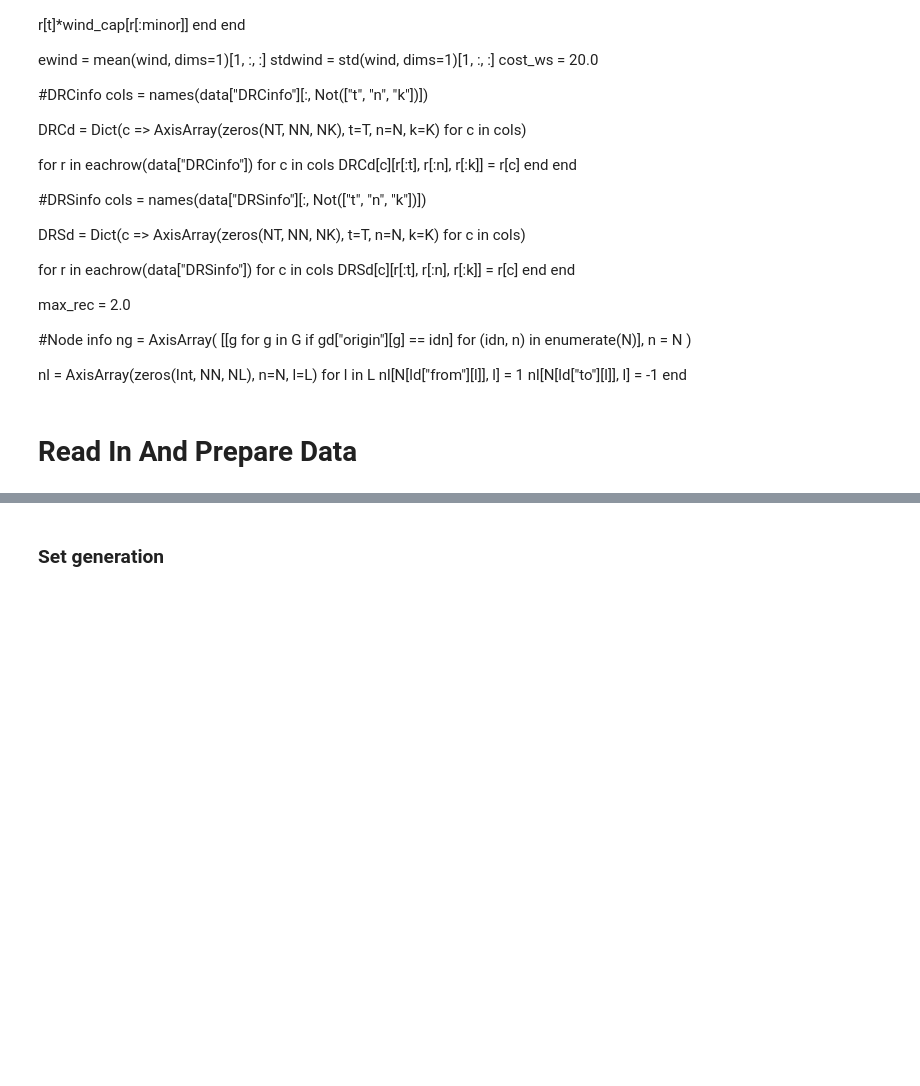
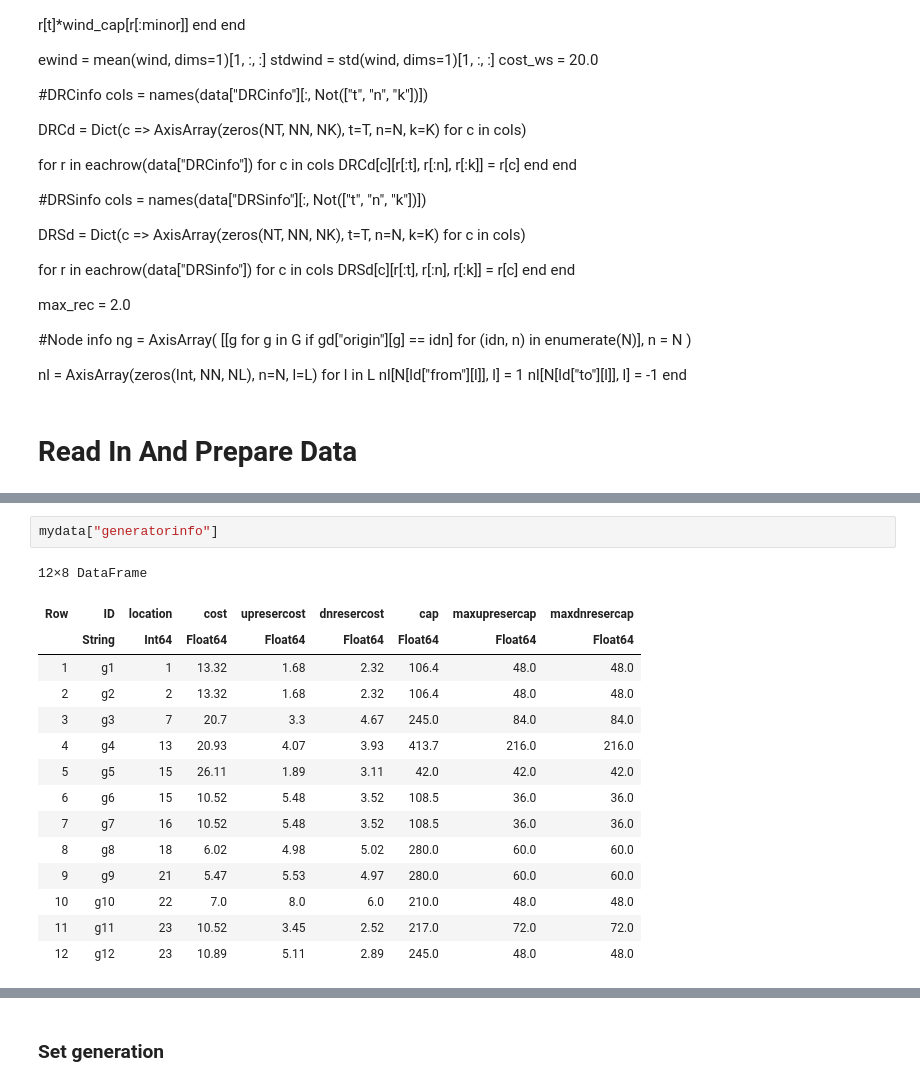
Before and after one commit to labedisa/AMO-Single-Project, a Jupyter notebook: Demand Response Model.ipynb, the cells around one changed output, grey strips where cells are left out. Saved outputs shown, nothing was run; the diff lists cells and outputs as text; blank space fills up the shorter version.

```diff
--- a/Demand Response Model.ipynb
+++ b/Demand Response Model.ipynb
@@ -204,0 +190,18 @@ data_lina["curtailmentinfo"]
+# %%
+mydata["generatorinfo"]
+# %% [output]
+12×8 DataFrame
+| Row | ID | location | cost | upresercost | dnresercost | cap | maxupresercap | maxdnresercap |
+|  | String | Int64 | Float64 | Float64 | Float64 | Float64 | Float64 | Float64 |
+| 1 | g1 | 1 | 13.32 | 1.68 | 2.32 | 106.4 | 48.0 | 48.0 |
+| 2 | g2 | 2 | 13.32 | 1.68 | 2.32 | 106.4 | 48.0 | 48.0 |
+| 3 | g3 | 7 | 20.7 | 3.3 | 4.67 | 245.0 | 84.0 | 84.0 |
+| 4 | g4 | 13 | 20.93 | 4.07 | 3.93 | 413.7 | 216.0 | 216.0 |
+| 5 | g5 | 15 | 26.11 | 1.89 | 3.11 | 42.0 | 42.0 | 42.0 |
+| 6 | g6 | 15 | 10.52 | 5.48 | 3.52 | 108.5 | 36.0 | 36.0 |
+| 7 | g7 | 16 | 10.52 | 5.48 | 3.52 | 108.5 | 36.0 | 36.0 |
+| 8 | g8 | 18 | 6.02 | 4.98 | 5.02 | 280.0 | 60.0 | 60.0 |
+| 9 | g9 | 21 | 5.47 | 5.53 | 4.97 | 280.0 | 60.0 | 60.0 |
+| 10 | g10 | 22 | 7.0 | 8.0 | 6.0 | 210.0 | 48.0 | 48.0 |
+| 11 | g11 | 23 | 10.52 | 3.45 | 2.52 | 217.0 | 72.0 | 72.0 |
+| 12 | g12 | 23 | 10.89 | 5.11 | 2.89 | 245.0 | 48.0 | 48.0 |
```
Also changed, not shown: parts of 42 cells of this notebook, 4 other files.
